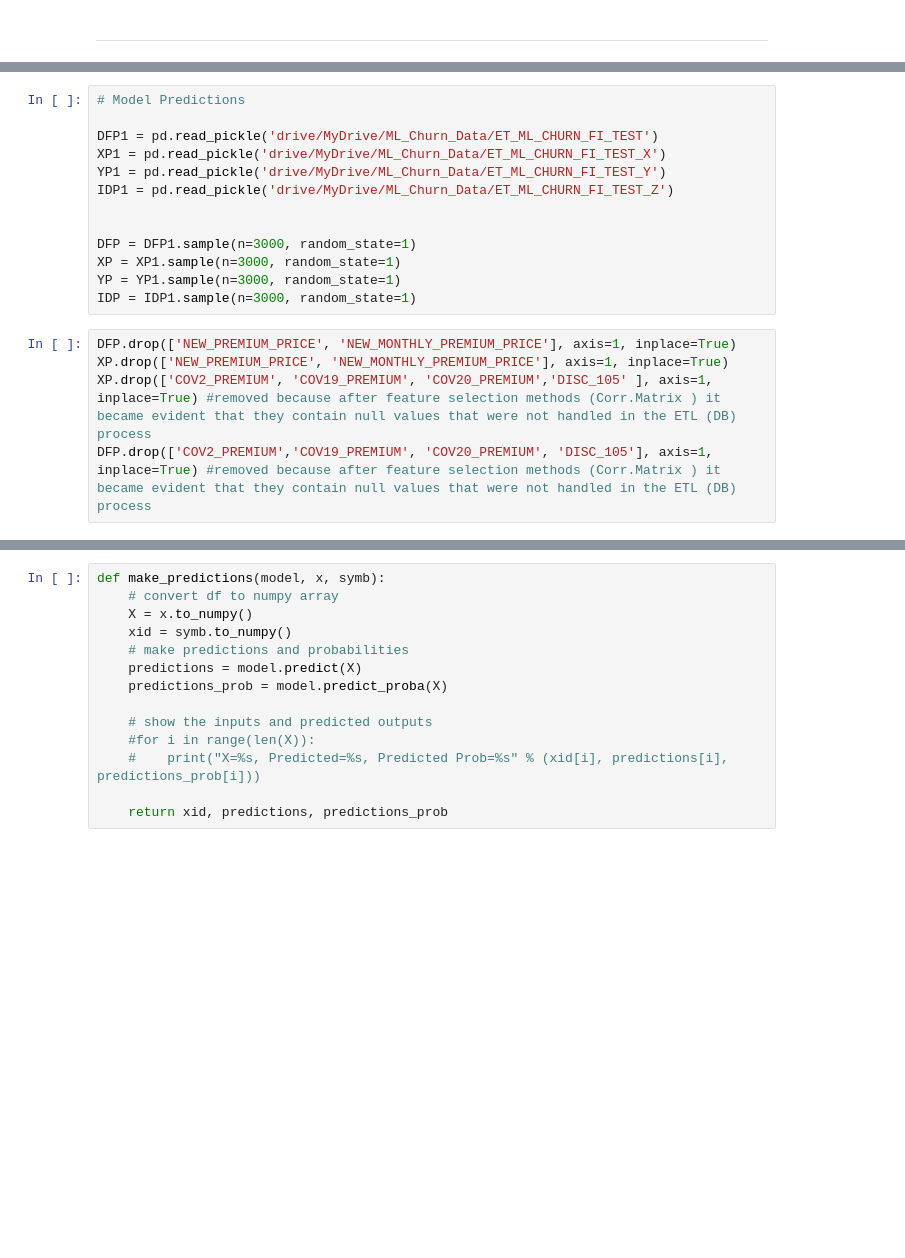
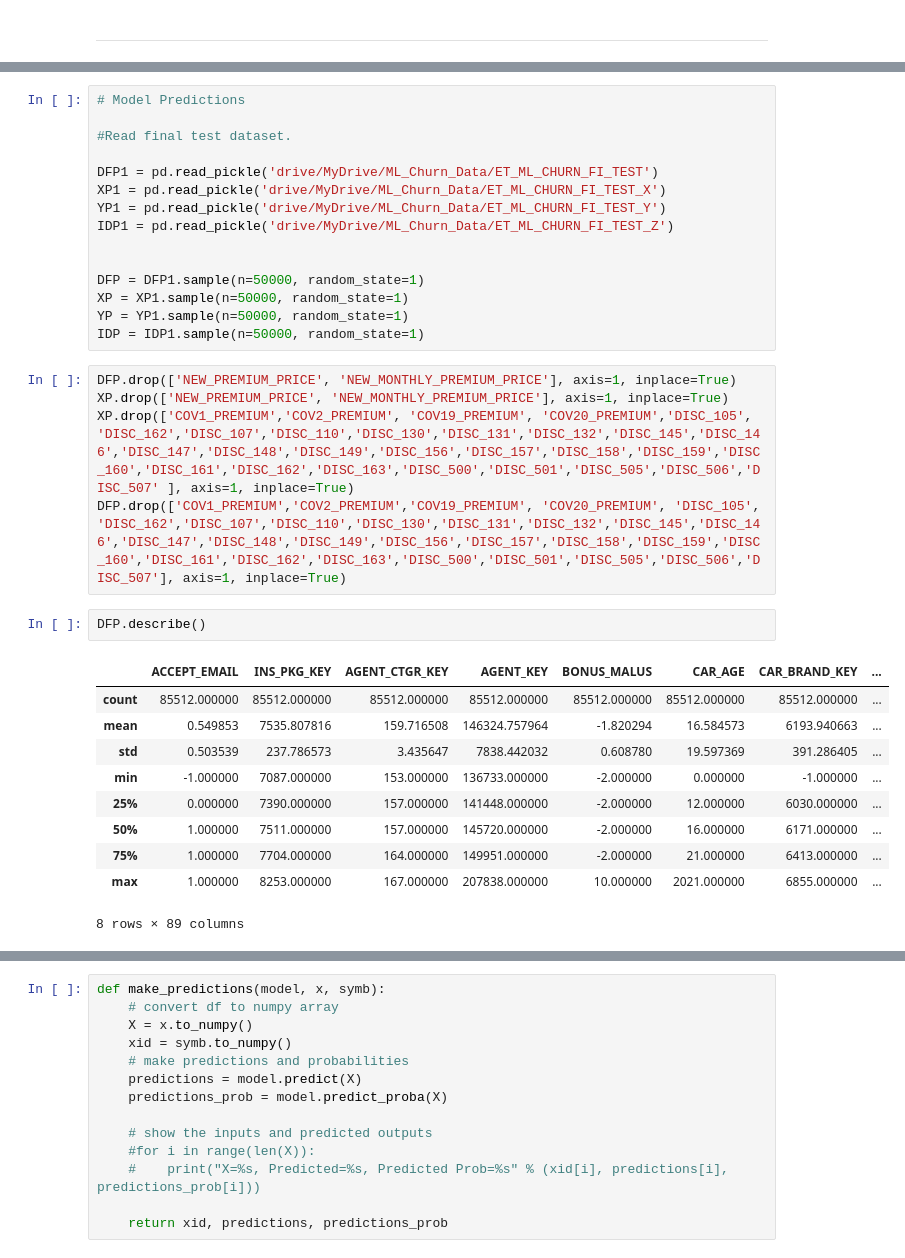
Before and after one commit to eletap/ML-Churn-Prediction, a Jupyter notebook: ML_Churn_Prediction.ipynb, the cells around one changed output, grey strips where cells are left out. Drawn from its saved outputs; the diff is of its cells as text; blank space fills up the shorter version.

```diff
--- a/ML_Churn_Prediction.ipynb
+++ b/ML_Churn_Prediction.ipynb
@@ -349,5 +399,7 @@ for model in [model_a, model_b, model_c]:
 # %%
 # Model Predictions
+
+#Read final test dataset.
 
 DFP1 = pd.read_pickle('drive/MyDrive/ML_Churn_Data/ET_ML_CHURN_FI_TEST')
 XP1 = pd.read_pickle('drive/MyDrive/ML_Churn_Data/ET_ML_CHURN_FI_TEST_X')
@@ -355,14 +407,27 @@ YP1 = pd.read_pickle('drive/MyDrive/ML_Churn_Data/ET_ML_CHURN_FI_TEST_Y')
 IDP1 = pd.read_pickle('drive/MyDrive/ML_Churn_Data/ET_ML_CHURN_FI_TEST_Z')
 
 
-DFP = DFP1.sample(n=3000, random_state=1)
-XP = XP1.sample(n=3000, random_state=1)
-YP = YP1.sample(n=3000, random_state=1)
-IDP = IDP1.sample(n=3000, random_state=1)
+DFP = DFP1.sample(n=50000, random_state=1)
+XP = XP1.sample(n=50000, random_state=1)
+YP = YP1.sample(n=50000, random_state=1)
+IDP = IDP1.sample(n=50000, random_state=1)
-# %%
-DFP.drop(['NEW_PREMIUM_PRICE', 'NEW_MONTHLY_PREMIUM_PRICE'], axis=1, inplace=True)
-XP.drop(['NEW_PREMIUM_PRICE', 'NEW_MONTHLY_PREMIUM_PRICE'], axis=1, inplace=True)
-XP.drop(['COV2_PREMIUM', 'COV19_PREMIUM', 'COV20_PREMIUM','DISC_105' ], axis=1, inplace=True) #removed because after feature selection methods (Corr.Matrix ) it became evident that they contain null values that were not handled in the ETL (DB) process
-DFP.drop(['COV2_PREMIUM','COV19_PREMIUM', 'COV20_PREMIUM', 'DISC_105'], axis=1, inplace=True) #removed because after feature selection methods (Corr.Matrix ) it became evident that they contain null values that were not handled in the ETL (DB) process
+# %%
+DFP.drop(['NEW_PREMIUM_PRICE', 'NEW_MONTHLY_PREMIUM_PRICE'], axis=1, inplace=True)
+XP.drop(['NEW_PREMIUM_PRICE', 'NEW_MONTHLY_PREMIUM_PRICE'], axis=1, inplace=True)
+XP.drop(['COV1_PREMIUM','COV2_PREMIUM', 'COV19_PREMIUM', 'COV20_PREMIUM','DISC_105', 'DISC_162','DISC_107','DISC_110','DISC_130','DISC_131','DISC_132','DISC_145','DISC_146','DISC_147','DISC_148','DISC_149','DISC_156','DISC_157','DISC_158','DISC_159','DISC_160','DISC_161','DISC_162','DISC_163','DISC_500','DISC_501','DISC_505','DISC_506','DISC_507' ], axis=1, inplace=True)
+DFP.drop(['COV1_PREMIUM','COV2_PREMIUM','COV19_PREMIUM', 'COV20_PREMIUM', 'DISC_105', 'DISC_162','DISC_107','DISC_110','DISC_130','DISC_131','DISC_132','DISC_145','DISC_146','DISC_147','DISC_148','DISC_149','DISC_156','DISC_157','DISC_158','DISC_159','DISC_160','DISC_161','DISC_162','DISC_163','DISC_500','DISC_501','DISC_505','DISC_506','DISC_507'], axis=1, inplace=True)
+# %%
+DFP.describe()
+# %% [output]
+|  | ACCEPT_EMAIL | INS_PKG_KEY | AGENT_CTGR_KEY | AGENT_KEY | BONUS_MALUS | CAR_AGE | CAR_BRAND_KEY | ... |
+| count | 85512.000000 | 85512.000000 | 85512.000000 | 85512.000000 | 85512.000000 | 85512.000000 | 85512.000000 | ... |
+| mean | 0.549853 | 7535.807816 | 159.716508 | 146324.757964 | -1.820294 | 16.584573 | 6193.940663 | ... |
+| std | 0.503539 | 237.786573 | 3.435647 | 7838.442032 | 0.608780 | 19.597369 | 391.286405 | ... |
+| min | -1.000000 | 7087.000000 | 153.000000 | 136733.000000 | -2.000000 | 0.000000 | -1.000000 | ... |
+| 25% | 0.000000 | 7390.000000 | 157.000000 | 141448.000000 | -2.000000 | 12.000000 | 6030.000000 | ... |
+| 50% | 1.000000 | 7511.000000 | 157.000000 | 145720.000000 | -2.000000 | 16.000000 | 6171.000000 | ... |
+| 75% | 1.000000 | 7704.000000 | 164.000000 | 149951.000000 | -2.000000 | 21.000000 | 6413.000000 | ... |
+| max | 1.000000 | 8253.000000 | 167.000000 | 207838.000000 | 10.000000 | 2021.000000 | 6855.000000 | ... |
+8 rows × 89 columns
 # %%
 DFP.head()
```
Also changed, not shown: parts of 15 cells of this notebook.
